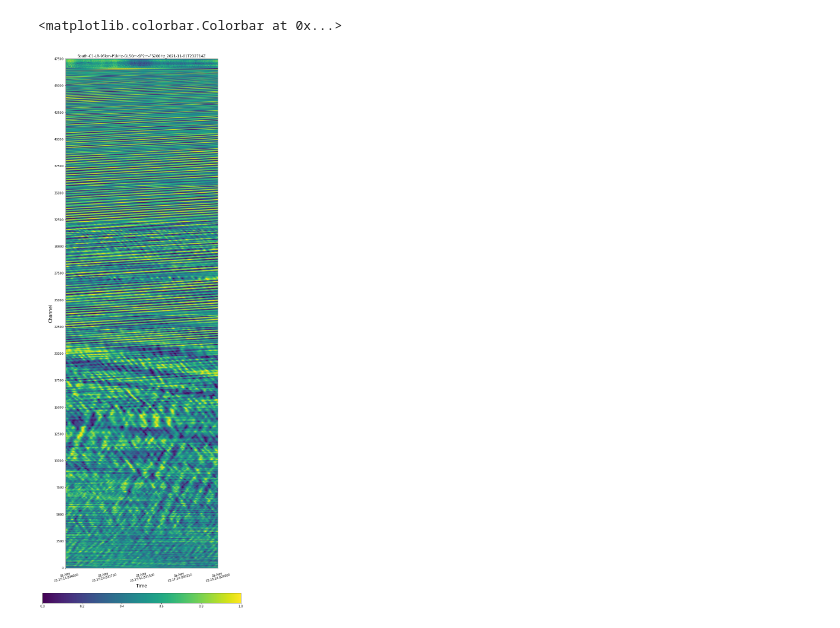
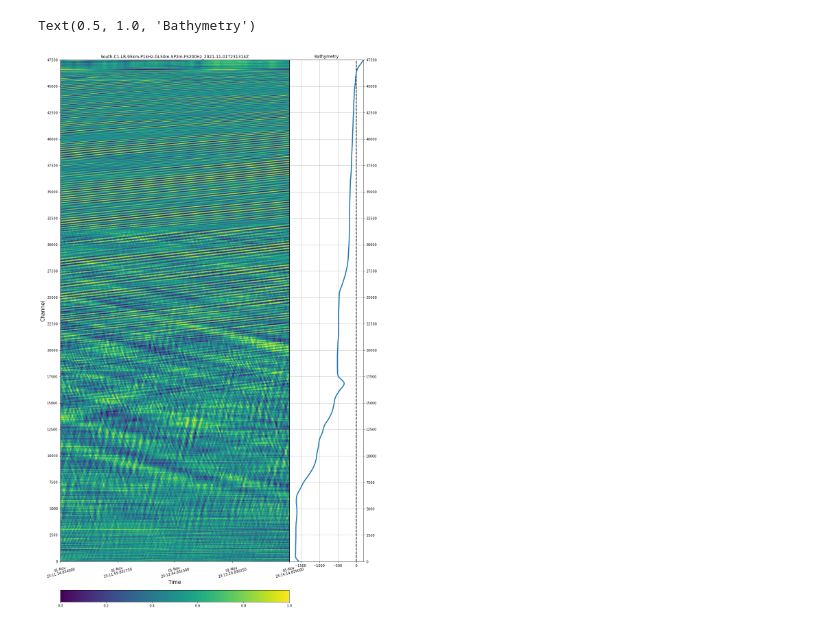
Before and after one commit to niyiyu/OOI-DAS, a Jupyter notebook: Notebook/plot_OOI.ipynb, the cells around one changed output. Cells and saved outputs as stored; diff of their text form; code cells hidden in the pictures.

Commit message:
Add bathymetry profile

```diff
--- a/Notebook/plot_OOI.ipynb
+++ b/Notebook/plot_OOI.ipynb
@@ -23,39 +18,60 @@ import scipy
 path = "/data/data2/south-data-ejm/hdd/South-C1-LR-95km-P1kHz-GL50m-SP2m-FS200Hz_2021-11-01T16_09_15-0700/"
 # %%
-file = "South-C1-LR-95km-P1kHz-GL50m-SP2m-FS200Hz_2021-11-01T232714Z.h5"
+file = "South-C1-LR-95km-P1kHz-GL50m-SP2m-FS200Hz_2021-11-01T231114Z.h5"
 f = h5py.File(path + file, 'r')
 data = f['Acquisition']['Raw[0]']['RawData'][:, :].astype('int64')
 timestamp = f['Acquisition']['Raw[0]']['RawDataTime'][:] / 1000000
+f.close()
+
+for file in ["South-C1-LR-95km-P1kHz-GL50m-SP2m-FS200Hz_2021-11-01T231214Z.h5",
+             "South-C1-LR-95km-P1kHz-GL50m-SP2m-FS200Hz_2021-11-01T231314Z.h5"]:
+    f = h5py.File(path + file, 'r')
+    data = np.concatenate([data, f['Acquisition']['Raw[0]']['RawData'][:, :].astype('int64')], axis = 1)
+    timestamp = np.concatenate([timestamp, f['Acquisition']['Raw[0]']['RawDataTime'][:] / 1000000])
+    f.close()
 # %%
-filt_normdata = np.zeros([47500, 12000])
-for i in range(47500):
+filt_normdata = np.zeros([47500, 36000])
+for i in tqdm(range(47500)):
     filt_normdata[i, :] = (data[i, :] - np.min(data[i, :])) / (np.max(data[i, :]) - np.min(data[i, :]))
+# %%
+bath = np.genfromtxt("./bath.csv", delimiter = ',')
+bathn = np.interp(np.linspace(0, 1, 47500), np.linspace(0, 1, 3225), bath)
 # %%
+downsample_space=10 # At the scale of plotting, the downsampling is imperceptible
+downsample_time=10 # At the scale of plotting, the downsampling is imperceptible
+
 x_lims = list(map(datetime.utcfromtimestamp, [timestamp[0], timestamp[-1]]))
 x_lims = mdates.date2num(x_lims)
 y_lims = [0, 47500]
-
-downsample_space=10 # At the scale of plotting, the downsampling is imperceptible
-downsample_time=10 # At the scale of plotting, the downsampling is imperceptible
 fig, ax = plt.subplots(figsize = (10, 30))
 fig.patch.set_facecolor('white') # Good for dark themed notebooks
 plt.tight_layout()
 im = ax.imshow((filt_normdata[::downsample_space,::downsample_time]),
                extent = [x_lims[0], x_lims[1],  y_lims[0], y_lims[1]],
-               aspect = 1/20405363)
+               aspect = 1/10405363)
 ax.xaxis_date()
 plt.xlabel("Time", fontsize = 15)
 plt.ylabel("Channel", fontsize = 15)
 date_format = mdates.DateFormatter('%d-%b\n%H:%M:%S.%f')
 ax.xaxis.set_major_formatter(date_format)
 plt.xticks(rotation=15)
 
 plt.xticks(np.linspace(x_lims[0], x_lims[1], 5))
 plt.yticks(np.linspace(0, 47500, 20))
 plt.title(file.split('.')[0])
 plt.colorbar(im, ax = ax, location = 'bottom', pad = 0.04)
+
+fig.add_axes([0.975, 0.199, 0.3, 0.6775])
+plt.gca().yaxis.tick_right()
+plt.plot(bathn[::-1], np.arange(47500), linewidth = 3, zorder = 90, label = 'Bathymetry')
+plt.plot(np.zeros(47500), np.arange(47500), 'k--', linewidth = 2)
+plt.ylim([0, 47500])
+plt.grid(True)
+plt.xlim([-1800, 200])
+plt.yticks(np.linspace(0, 47500, 20))
+plt.title("Bathymetry")
 # plt.savefig("/home/niyiyu/notebooks/OOI-Figure/%s.png" % file.split('.')[0] ,
 #            bbox_inches = 'tight')
 # %% [output]
-<matplotlib.colorbar.Colorbar at 0x...>
+Text(0.5, 1.0, 'Bathymetry')
-[figure, old version]
+[figure, new version]
```
Also changed, not shown: parts of 4 cells of this notebook.
